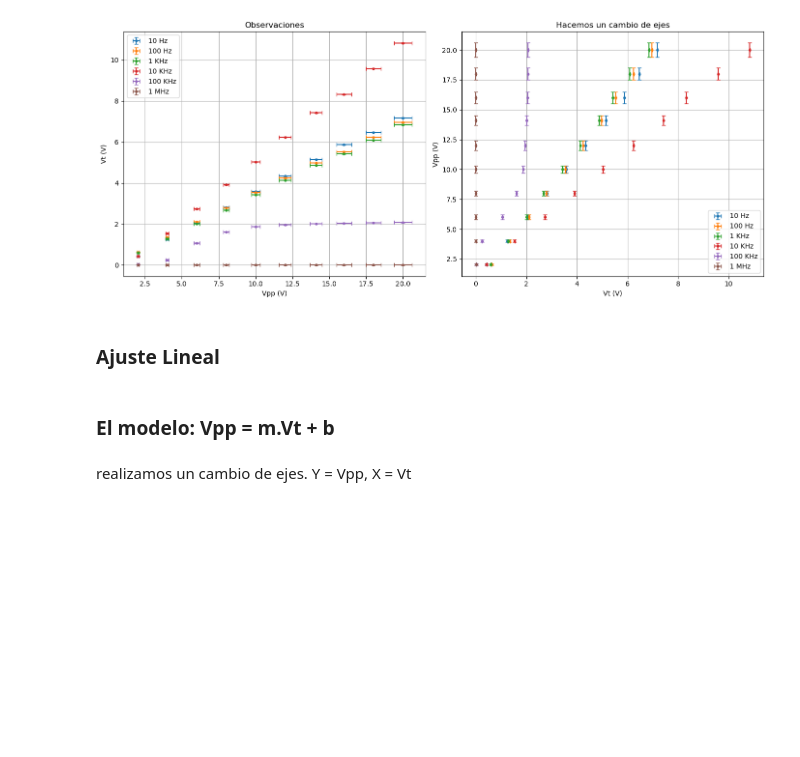
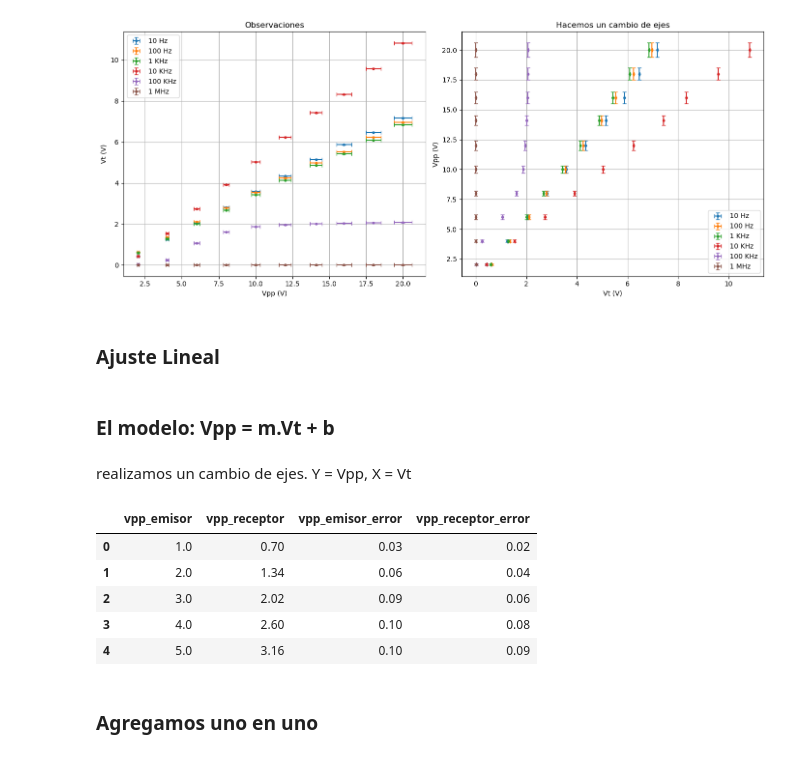
Before and after one commit to PyKev24/Jacky, a Jupyter notebook: Laboratorio2/estadistica/ajuste_lineal.ipynb, the cells around one changed output. Cells and saved outputs as stored; diff of their text form; code cells hidden in the pictures; blank space fills up the shorter version.

```diff
--- a/Laboratorio2/estadistica/ajuste_lineal.ipynb
+++ b/Laboratorio2/estadistica/ajuste_lineal.ipynb
@@ -179,3 +207,14 @@ for freq, datos_col in datos.iloc[:, 2:8].items():
         "Chi2": metrics["Chi2"],
         "Chi2_reducido": metrics["Chi2_reducido"],
     }
+# %%
+datos.head(5)
+# %% [output]
+|  | vpp_emisor | vpp_receptor | vpp_emisor_error | vpp_receptor_error |
+| 0 | 1.0 | 0.70 | 0.03 | 0.02 |
+| 1 | 2.0 | 1.34 | 0.06 | 0.04 |
+| 2 | 3.0 | 2.02 | 0.09 | 0.06 |
+| 3 | 4.0 | 2.60 | 0.10 | 0.08 |
+| 4 | 5.0 | 3.16 | 0.10 | 0.09 |
+# %% [markdown]
+### Agregamos uno en uno
```
Also changed, not shown: parts of 17 cells of this notebook, 2 other files.
